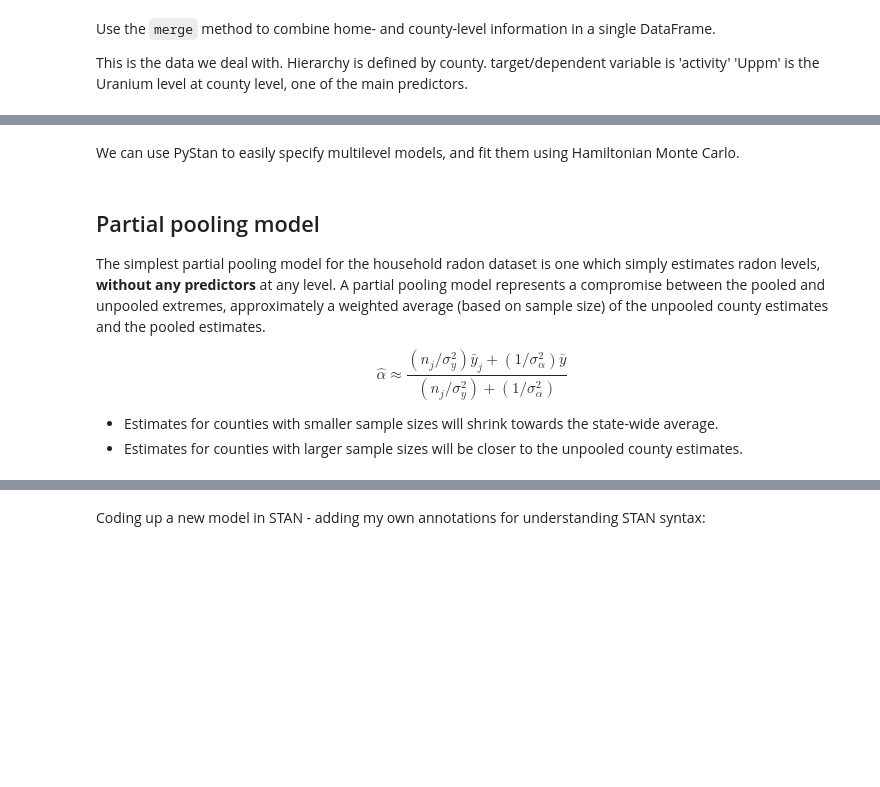
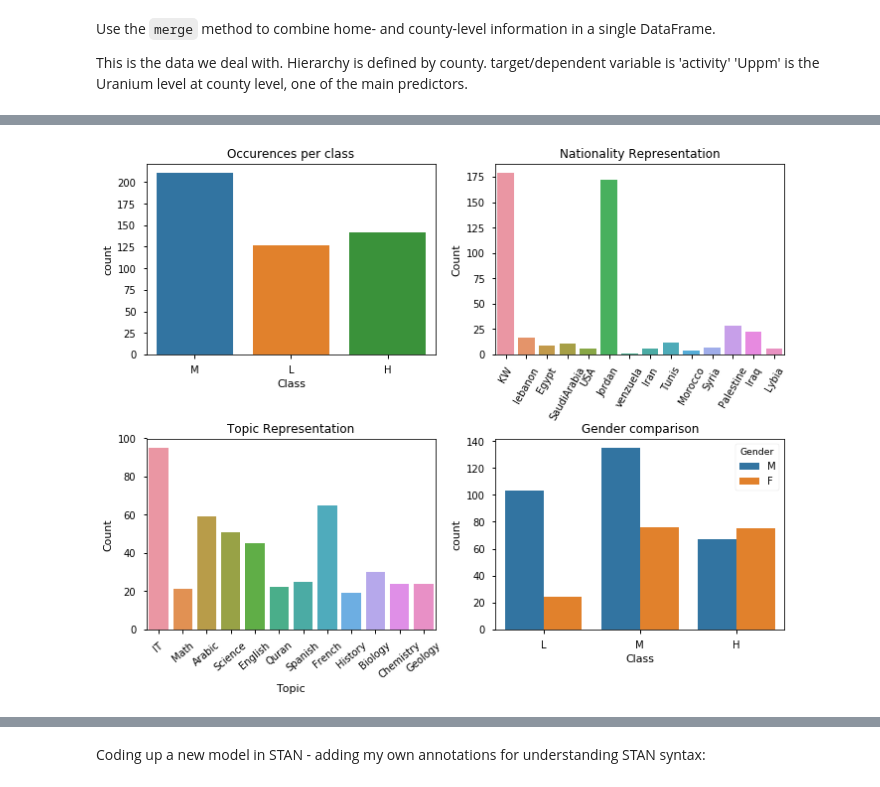
Before and after one commit to nguyentu1602/et_submissions, a Jupyter notebook: milestone2/notebook/Intermediate Milestone 2.ipynb, the cells around one changed output, grey strips where cells are left out. Drawn from its saved outputs; the diff is of its cells as text; code cells hidden in the pictures; blank space fills up the shorter version.

```diff
--- a/milestone2/notebook/Intermediate Milestone 2.ipynb
+++ b/milestone2/notebook/Intermediate Milestone 2.ipynb
@@ -126,0 +82,6 @@ cty_mn['fips'] = 1000*cty_mn.stfips + cty_mn.ctfips
+# %%
+# Some of the columns seem to have random capitalizations
+df.rename(index=str, columns={'gender':'Gender', 'NationalITy':'Nationality',
+                               'raisedhands':'RaisedHands', 'VisITedResources':'VisitedResources'},
+                               inplace=True)
+df.info()
@@ -422,12 +111,23 @@ In a hierarchical model, parameters are viewed as a sample from a population dis
-# %% [markdown]
-We can use PyStan to easily specify multilevel models, and fit them using Hamiltonian Monte Carlo.
-# %% [markdown]
-<a id='partial'></a>
-## Partial pooling model
-
-The simplest partial pooling model for the household radon dataset is one which simply estimates radon levels, **without any predictors** at any level. A partial pooling model represents a compromise between the pooled and unpooled extremes, approximately a weighted average (based on sample size) of the unpooled county estimates and the pooled estimates.
-
-$$\hat{\alpha} \approx \frac{(n_j/\sigma_y^2)\bar{y}_j + (1/\sigma_{\alpha}^2)\bar{y}}{(n_j/\sigma_y^2) + (1/\sigma_{\alpha}^2)}$$
-
-- Estimates for counties with smaller sample sizes will shrink towards the state-wide average.
-- Estimates for counties with larger sample sizes will be closer to the unpooled county estimates.
+# %%
+# basic data exploratory tasks
+fig, axarr  = plt.subplots(2, 2, figsize=(10,8),)
+
+cls = sns.countplot(x='Class',       data=df, ax=axarr[0,0])
+cls.set(title='Occurences per class')
+nat = sns.countplot(x='Nationality', data=df, ax=axarr[0,1])
+nat.set(xlabel='', ylabel='Count', title='Nationality Representation')
+
+plt.setp(nat.get_xticklabels(), rotation=60)
+
+
+topic = sns.countplot(x='Topic', data=df, ax=axarr[1,0])
+topic.set(xlabel='Topic', ylabel='Count', title='Topic Representation')
+
+_ = plt.setp(topic.get_xticklabels(), rotation=40)
+fig.tight_layout() # Or equivalently,  "plt.tight_layout()"
+
+gen = sns.countplot(x='Class', hue='Gender', data=df, order=['L', 'M', 'H'],
+              ax=axarr[1,1])
+_ = gen.set(title='Gender comparison')
+# %% [output]
+[figure, added]
```
Also changed, not shown: parts of 72 cells of this notebook, 1 other file.
